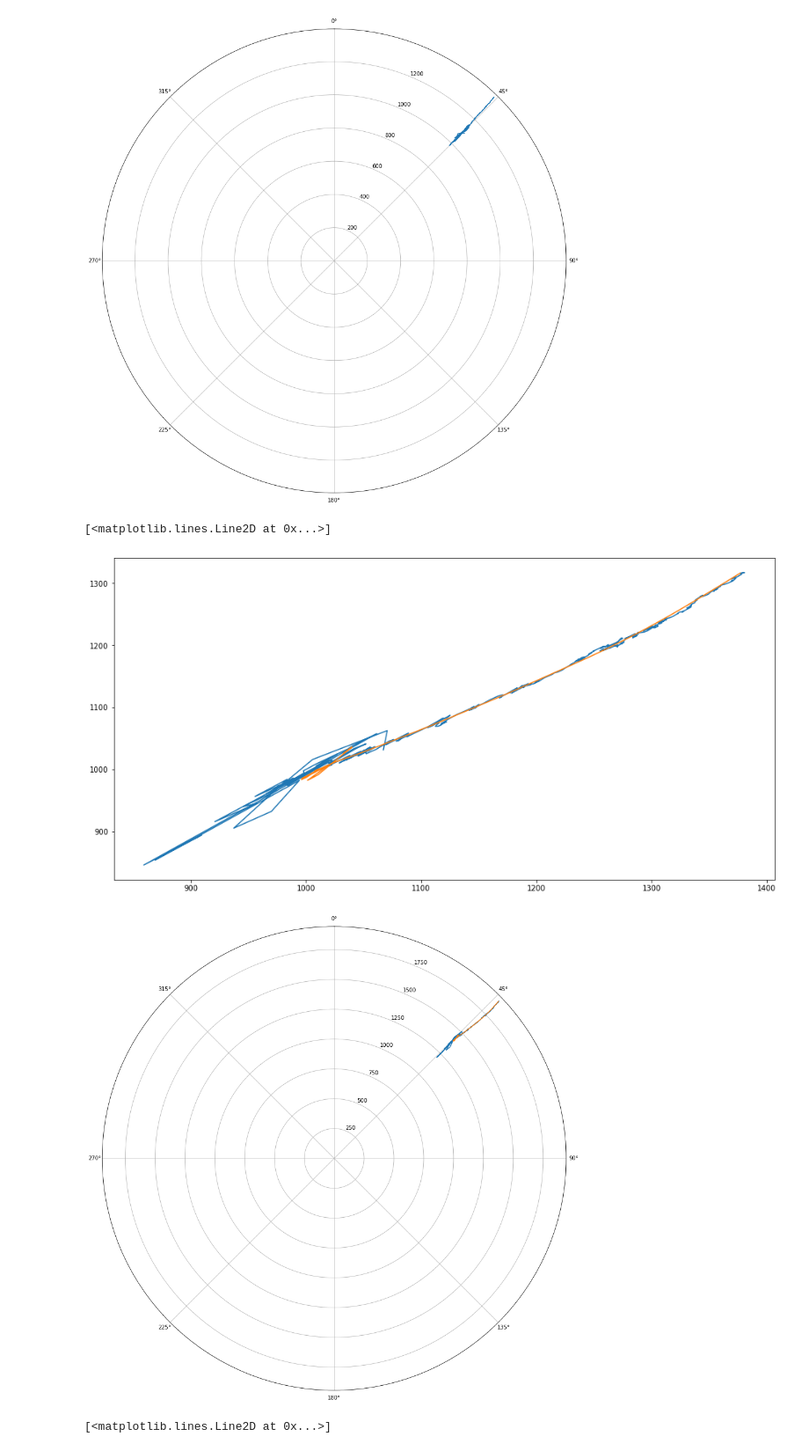
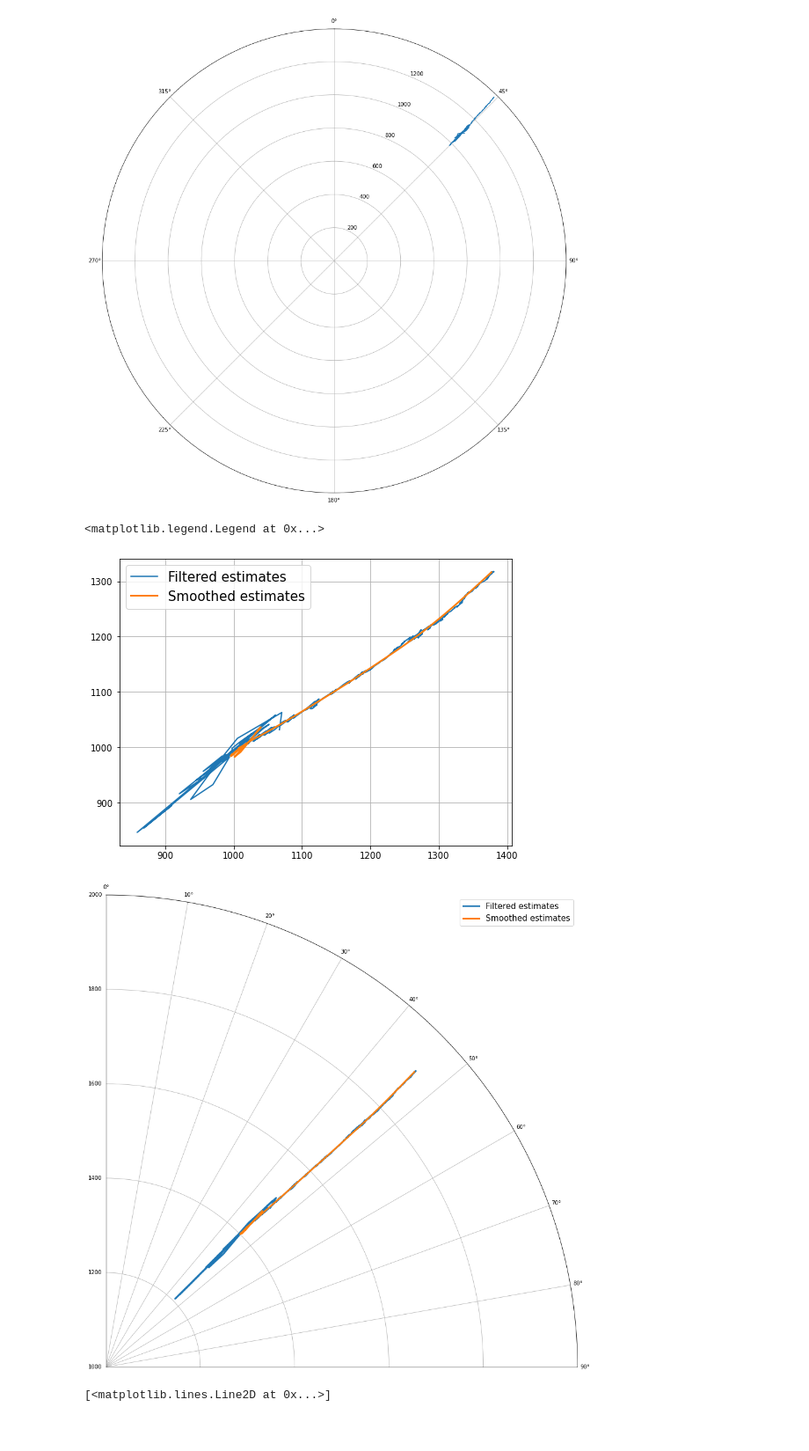
Before and after one commit to aliudvidere/EDP, a Jupyter notebook: EDP/Final project.ipynb, the cells around one changed output. Shown at 88% size. Saved outputs shown, nothing was run; the diff lists cells and outputs as text; code cells hidden in the pictures.

```diff
--- a/EDP/Final project.ipynb
+++ b/EDP/Final project.ipynb
@@ -180,20 +180,24 @@ X_smooth = backward_smooth(X_filt[0][0], F, X_filt[0][3], X_filt[0][4]), backwar
 # %%
-plt.figure(figsize = (16, 8))
+plt.figure(figsize = (8, 6))
 
 plt.plot(X_filt[0][0][:, 0], X_filt[0][0][:, 2])
-plt.plot(X_smooth[0][0][:, 0], X_smooth[0][0][:, 2])
-
+plt.plot(X_smooth[0][0][:, 0], X_smooth[0][0][:, 2],linewidth=2)
+plt.grid()
+plt.legend(['Filtered estimates', 'Smoothed estimates'],fontsize=15)
 fig = plt.figure(figsize=(16, 16))
 ax = fig.add_subplot(111, projection='polar')
 ax.set_theta_zero_location("N")
 ax.set_theta_direction(-1)
 
-plt.polar(X_filt[0][1][:, 1], X_filt[0][1][:, 0])
-plt.polar(X_smooth[0][1][:, 1], X_smooth[0][1][:, 0])
+plt.polar(X_filt[0][1][:, 1], X_filt[0][1][:, 0],linewidth=3)
+plt.polar(X_smooth[0][1][:, 1], X_smooth[0][1][:, 0],linewidth=3)
+ax.set_rlim(1000,2000)
+ax.set_xlim([0*(np.pi/180),90*(np.pi/180)])
+plt.legend(['Filtered estimates','Smoothed estimates'],fontsize=15)
 # %% [output]
-[<matplotlib.lines.Line2D at 0x...>]
+<matplotlib.legend.Legend at 0x...>
-[figure, old version]
+[figure, new version]
-[figure, old version]
+[figure, new version]
 # %%
 plt.figure(figsize = (16, 8))
 
```
Also changed, not shown: parts of 11 cells of this notebook, 11 other files.
